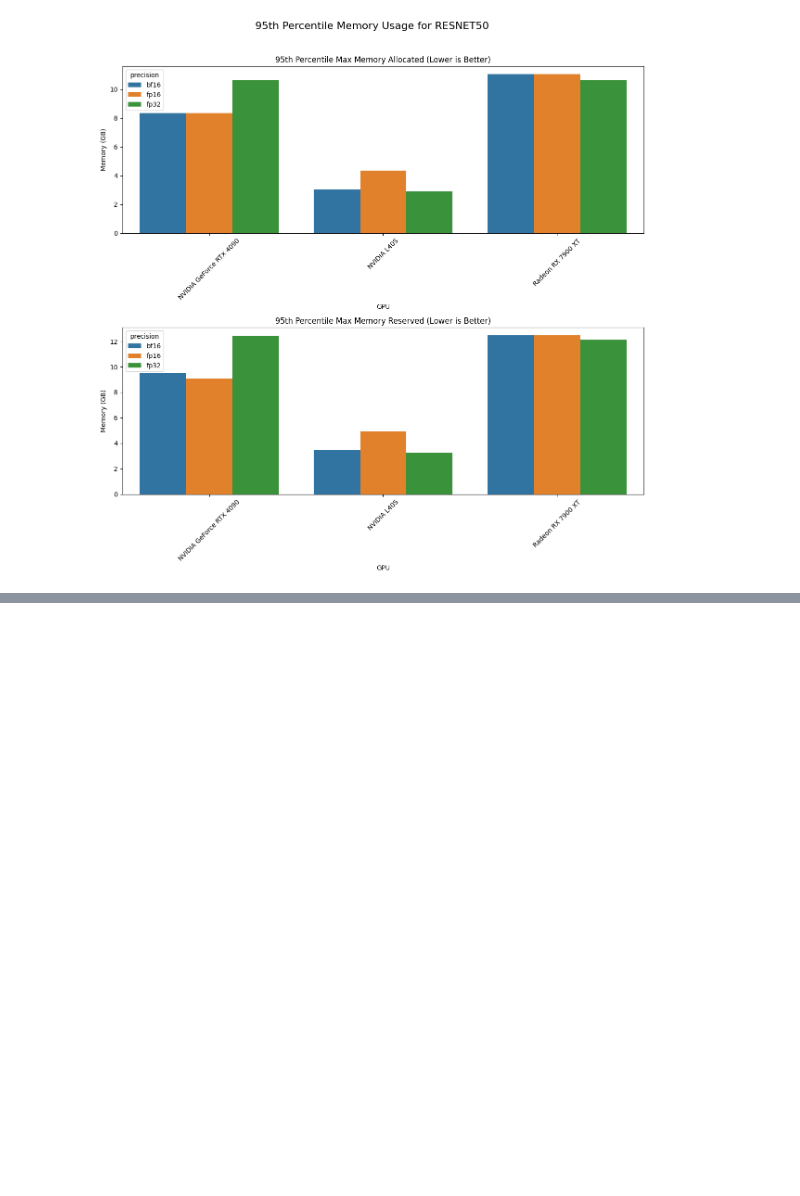
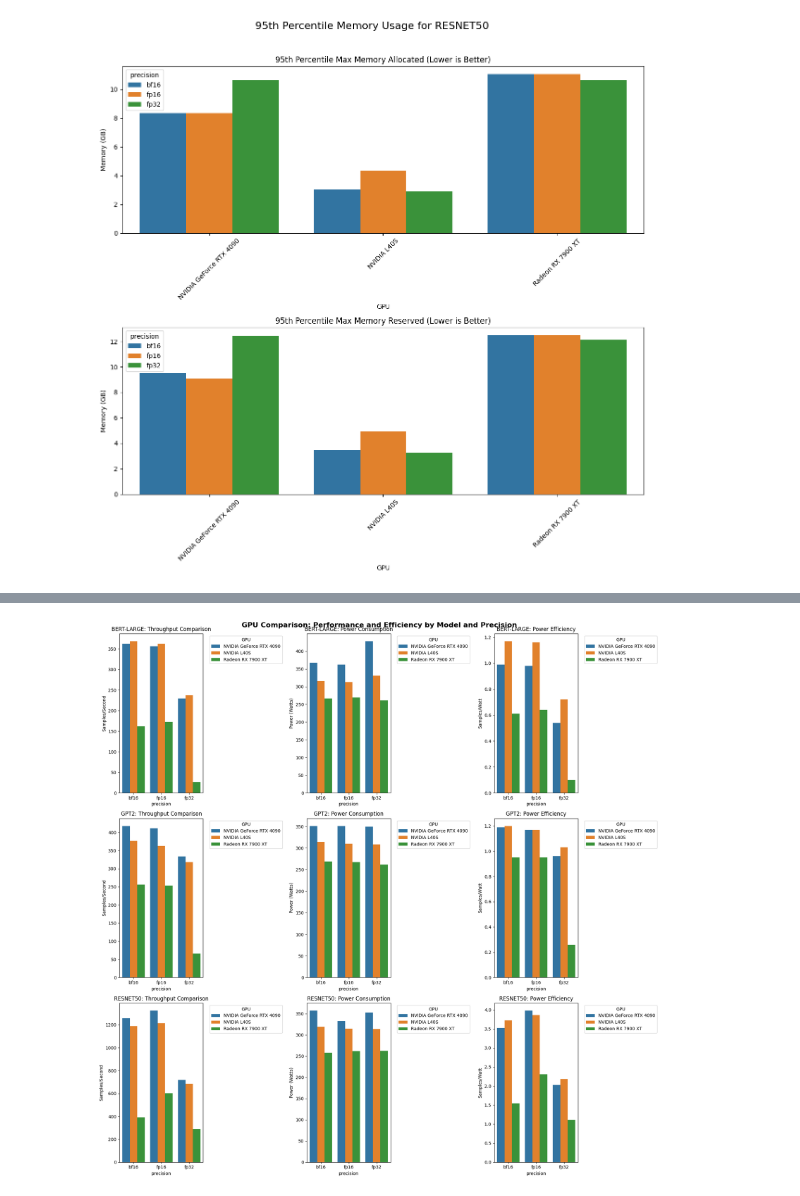
Before and after one commit to henriqueutzig/tcc_mixed_precision, a Jupyter notebook: train_exp_results/analyse_train_data.ipynb, the cells around one changed output, grey strips where cells are left out. Saved outputs shown, nothing was run; the diff lists cells and outputs as text; code cells hidden in the pictures; blank space fills up the shorter version.

```diff
--- a/train_exp_results/analyse_train_data.ipynb
+++ b/train_exp_results/analyse_train_data.ipynb
@@ -282,0 +411,72 @@ for model_name in models:
+# %%
+# Create a comprehensive GPU comparison summary for each model and precision
+comparison_summary = plot_data.pivot_table(
+    index=['model', 'precision'],
+    columns='gpu_name',
+    values=['avg_samples_per_sec', 'avg_power_watts', 'avg_samples_per_watt'],
+    aggfunc='first'
+).round(2)
+
+print("=== GPU Performance and Efficiency Comparison Summary ===")
+print(comparison_summary)
+
+# Create visualization comparing GPUs directly for each model-precision combination
+fig, axes = plt.subplots(len(models), 3, figsize=(18, 6*len(models)))
+fig.suptitle('GPU Comparison: Performance and Efficiency by Model and Precision', fontsize=16, fontweight='bold')
+
+for i, model_name in enumerate(models):
+    model_data = plot_data[plot_data['model'] == model_name]
+
+    # Throughput comparison
+    sns.barplot(data=model_data, x='precision', y='avg_samples_per_sec', hue='gpu_name', ax=axes[i, 0])
+    axes[i, 0].set_title(f'{model_name.upper()}: Throughput Comparison')
+    axes[i, 0].set_ylabel('Samples/Second')
+    axes[i, 0].legend(title='GPU', bbox_to_anchor=(1.05, 1), loc='upper left')
+
+    # Power consumption comparison
+    sns.barplot(data=model_data, x='precision', y='avg_power_watts', hue='gpu_name', ax=axes[i, 1])
+    axes[i, 1].set_title(f'{model_name.upper()}: Power Consumption')
+    axes[i, 1].set_ylabel('Power (Watts)')
+    axes[i, 1].legend(title='GPU', bbox_to_anchor=(1.05, 1), loc='upper left')
+
+    # Efficiency comparison
+    sns.barplot(data=model_data, x='precision', y='avg_samples_per_watt', hue='gpu_name', ax=axes[i, 2])
+    axes[i, 2].set_title(f'{model_name.upper()}: Power Efficiency')
+    axes[i, 2].set_ylabel('Samples/Watt')
+    axes[i, 2].legend(title='GPU', bbox_to_anchor=(1.05, 1), loc='upper left')
+
+plt.tight_layout()
+plt.show()
+
+# Create ranking tables for each metric
+print("\n=== GPU RANKINGS BY MODEL AND PRECISION ===")
+
+for model_name in models:
+    print(f"\n--- {model_name.upper()} MODEL ---")
+    model_data = plot_data[plot_data['model'] == model_name].copy()
+
+    for precision in ['fp32', 'fp16', 'bf16']:
+        precision_data = model_data[model_data['precision'] == precision]
+        if precision_data.empty:
+            continue
+
+        print(f"\n{precision.upper()} Precision:")
+
+        # Throughput ranking (descending)
+        throughput_rank = precision_data.nlargest(3, 'avg_samples_per_sec')[['gpu_name', 'avg_samples_per_sec']]
+        print("  Throughput Ranking:")
+        for idx, (_, row) in enumerate(throughput_rank.iterrows(), 1):
+            print(f"    {idx}. {row['gpu_name']}: {row['avg_samples_per_sec']:.1f} samples/sec")
+
+        # Efficiency ranking (descending)
+        efficiency_rank = precision_data.nlargest(3, 'avg_samples_per_watt')[['gpu_name', 'avg_samples_per_watt']]
+        print("  Efficiency Ranking:")
+        for idx, (_, row) in enumerate(efficiency_rank.iterrows(), 1):
+            print(f"    {idx}. {row['gpu_name']}: {row['avg_samples_per_watt']:.2f} samples/watt")
+
+        # Power consumption ranking (ascending - lower is better)
+        power_rank = precision_data.nsmallest(3, 'avg_power_watts')[['gpu_name', 'avg_power_watts']]
+        print("  Power Efficiency Ranking (Lower Power = Better):")
+        for idx, (_, row) in enumerate(power_rank.iterrows(), 1):
+            print(f"    {idx}. {row['gpu_name']}: {row['avg_power_watts']:.1f} watts")
+# %% [output]
@@ -282,0 +500 @@ for model_name in models:
+[figure, added]
```
Also changed, not shown: parts of 6 cells of this notebook, 1 other file.
